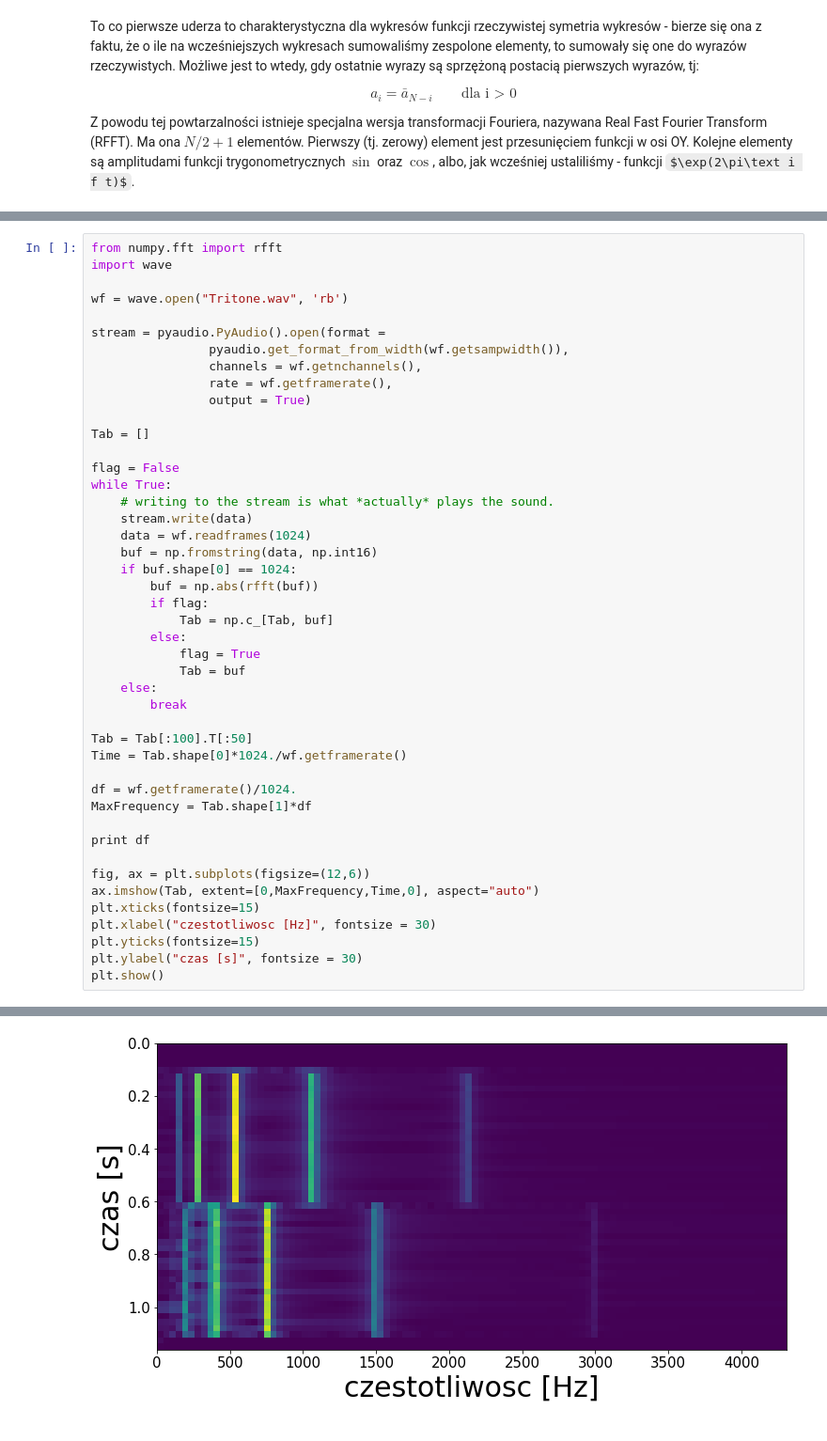
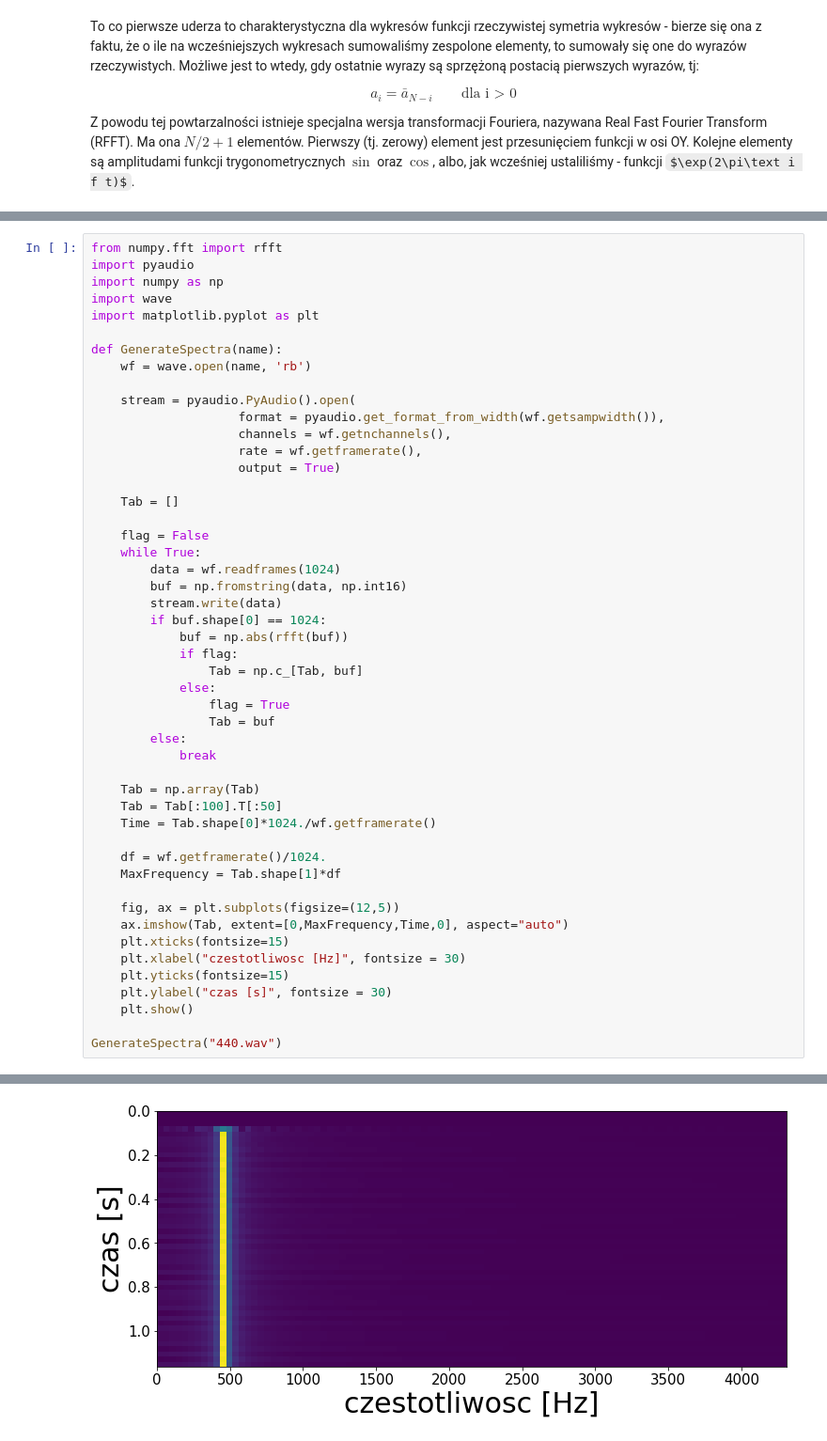
Before and after one commit to Ch3shireDev/FFT, a Jupyter notebook: Stroik.ipynb, the cells around one changed output, grey strips where cells are left out. Shown: that part at 94% size. Cells and saved outputs as stored; diff of their text form; some formulas as TeX source.

```diff
--- a/Stroik.ipynb
+++ b/Stroik.ipynb
@@ -167,46 +165,50 @@ Na potrzeby tego przykładu załaduję plik wav z dwoma osobnymi tonami.
 # %%
 from numpy.fft import rfft
+import pyaudio
+import numpy as np
 import wave
+import matplotlib.pyplot as plt
 
-wf = wave.open("Tritone.wav", 'rb')
+def GenerateSpectra(name):
+    wf = wave.open(name, 'rb')
 
-stream = pyaudio.PyAudio().open(format =
-                pyaudio.get_format_from_width(wf.getsampwidth()),
-                channels = wf.getnchannels(),
-                rate = wf.getframerate(),
-                output = True)
+    stream = pyaudio.PyAudio().open(
+                    format = pyaudio.get_format_from_width(wf.getsampwidth()),
+                    channels = wf.getnchannels(),
+                    rate = wf.getframerate(),
+                    output = True)
 
-Tab = []
+    Tab = []
 
-flag = False
-while True:
-    # writing to the stream is what *actually* plays the sound.
-    stream.write(data)
-    data = wf.readframes(1024)
-    buf = np.fromstring(data, np.int16)
-    if buf.shape[0] == 1024:
-        buf = np.abs(rfft(buf))
-        if flag:
-            Tab = np.c_[Tab, buf]
+    flag = False
+    while True:
+        data = wf.readframes(1024)
+        buf = np.fromstring(data, np.int16)
+        stream.write(data)
+        if buf.shape[0] == 1024:
+            buf = np.abs(rfft(buf))
+            if flag:
+                Tab = np.c_[Tab, buf]
+            else:
+                flag = True
+                Tab = buf
         else:
-            flag = True
-            Tab = buf
-    else:
-        break
+            break
 
-Tab = Tab[:100].T[:50]
-Time = Tab.shape[0]*1024./wf.getframerate()
+    Tab = np.array(Tab)
+    Tab = Tab[:100].T[:50]
+    Time = Tab.shape[0]*1024./wf.getframerate()
 
-df = wf.getframerate()/1024.
-MaxFrequency = Tab.shape[1]*df
+    df = wf.getframerate()/1024.
+    MaxFrequency = Tab.shape[1]*df
 
-print df
+    fig, ax = plt.subplots(figsize=(12,5))
+    ax.imshow(Tab, extent=[0,MaxFrequency,Time,0], aspect="auto")
+    plt.xticks(fontsize=15)
+    plt.xlabel("czestotliwosc [Hz]", fontsize = 30)
+    plt.yticks(fontsize=15)
+    plt.ylabel("czas [s]", fontsize = 30)
+    plt.show()
 
-fig, ax = plt.subplots(figsize=(12,6))
-ax.imshow(Tab, extent=[0,MaxFrequency,Time,0], aspect="auto")
-plt.xticks(fontsize=15)
-plt.xlabel("czestotliwosc [Hz]", fontsize = 30)
-plt.yticks(fontsize=15)
-plt.ylabel("czas [s]", fontsize = 30)
-plt.show()
+GenerateSpectra("440.wav")
 # %% [output]
@@ -214 +215 @@ plt.show()
-[figure, old version]
+[figure, new version]
```
Also changed, not shown: parts of 16 cells of this notebook, 3 other files.
